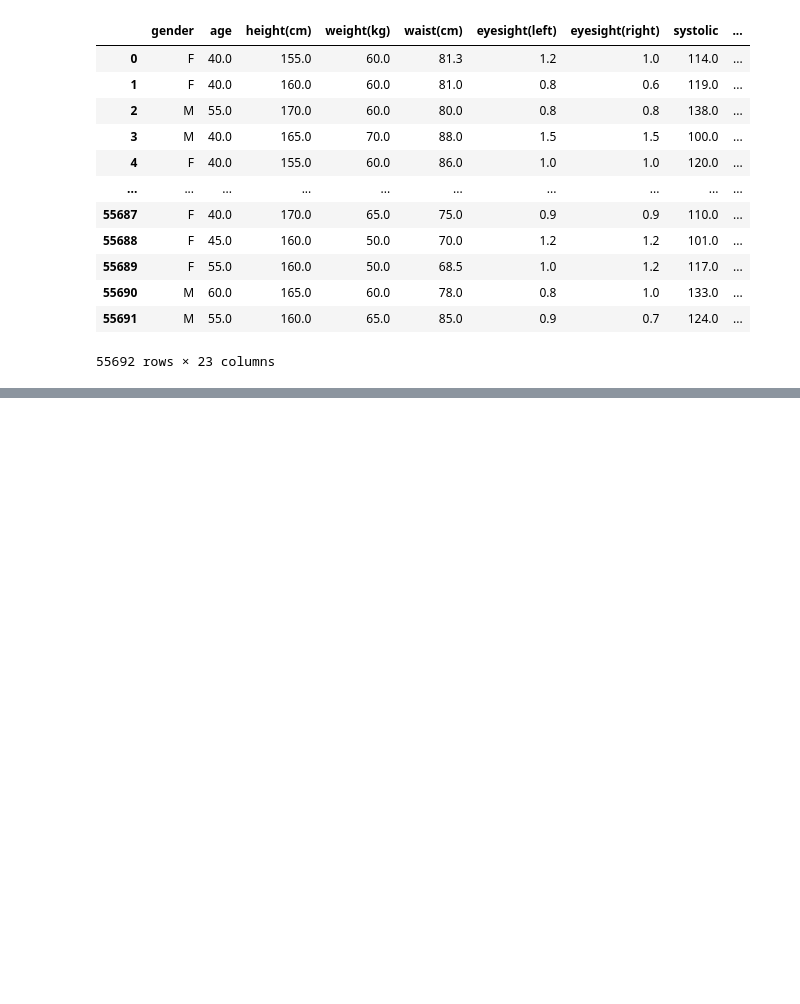
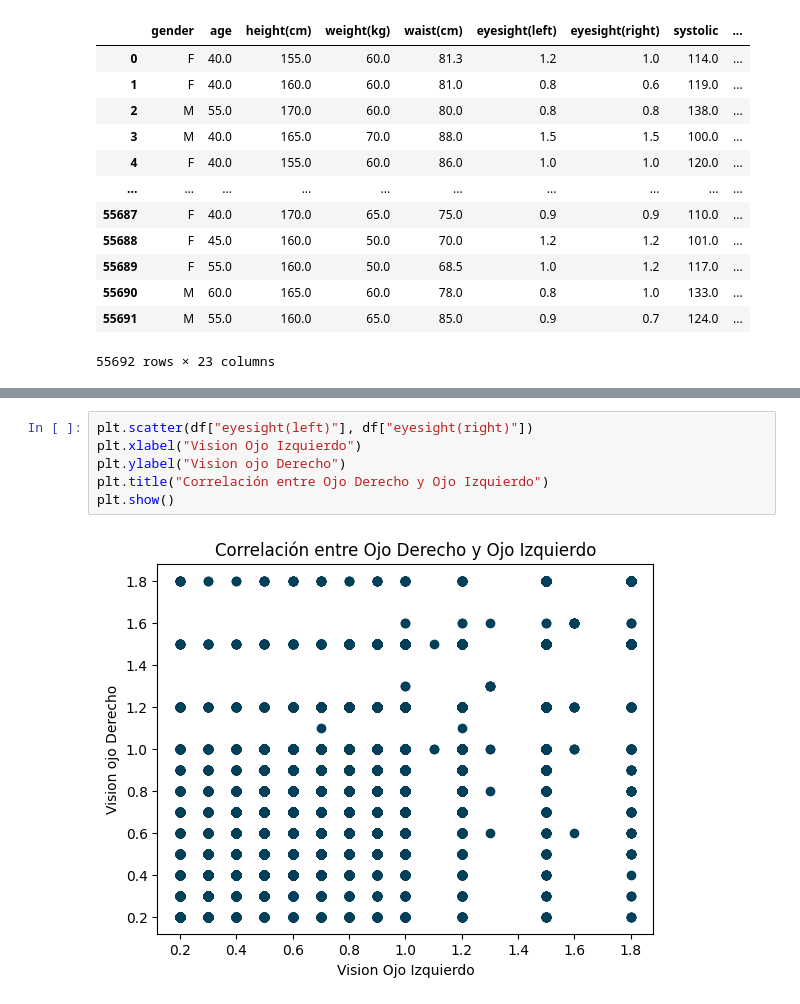
Before and after one commit to Matykyng/Trabajo-final-Coderhouse, a Jupyter notebook: ProyectoDS_Parte1_Matias_More.ipynb, the cells around one changed output, grey strips where cells are left out. Saved outputs shown, nothing was run; the diff lists cells and outputs as text; blank space fills up the shorter version.

```diff
--- a/ProyectoDS_Parte1_Matias_More.ipynb
+++ b/ProyectoDS_Parte1_Matias_More.ipynb
@@ -276,0 +310,8 @@ df
+# %%
+plt.scatter(df["eyesight(left)"], df["eyesight(right)"])
+plt.xlabel("Vision Ojo Izquierdo")
+plt.ylabel("Vision ojo Derecho")
+plt.title("Correlación entre Ojo Derecho y Ojo Izquierdo")
+plt.show()
+# %% [output]
+[figure, added]
```
Also changed, not shown: parts of 14 cells of this notebook.
